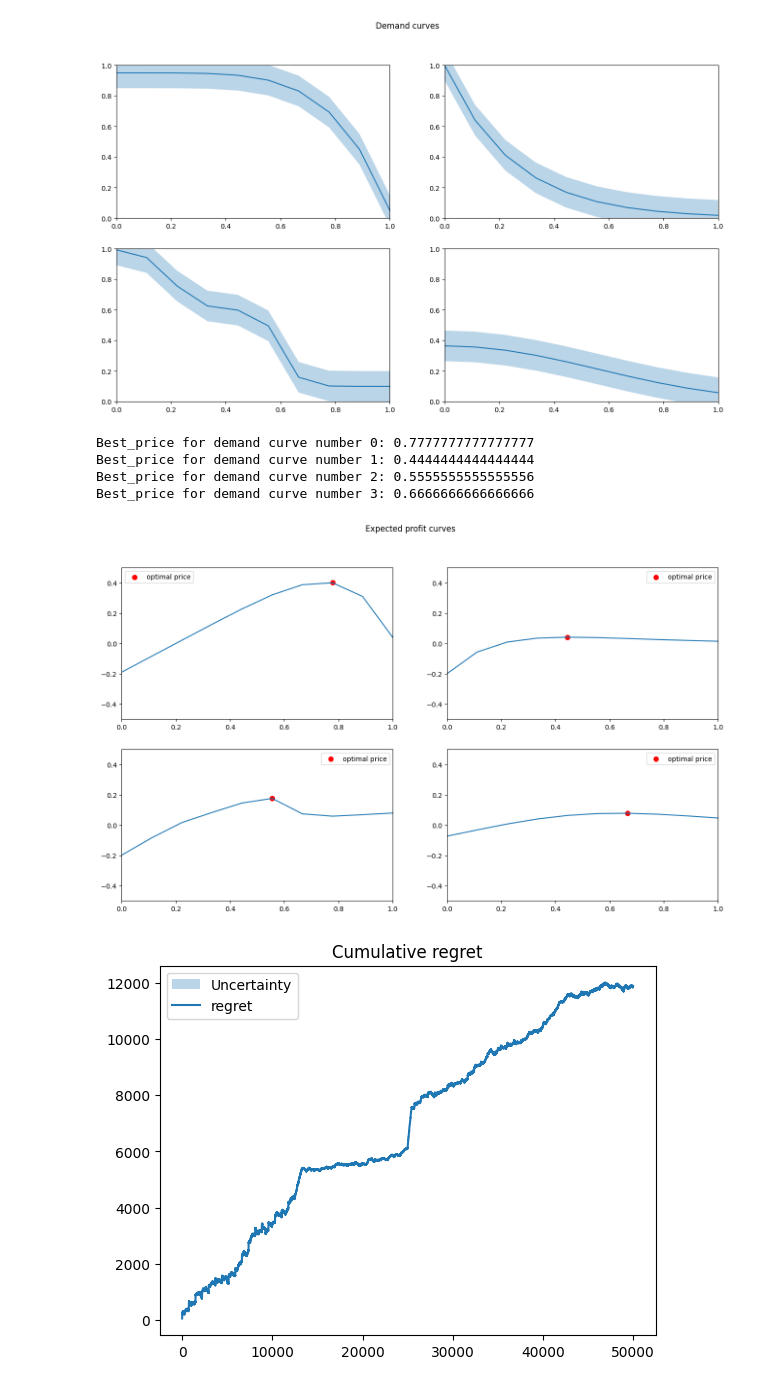
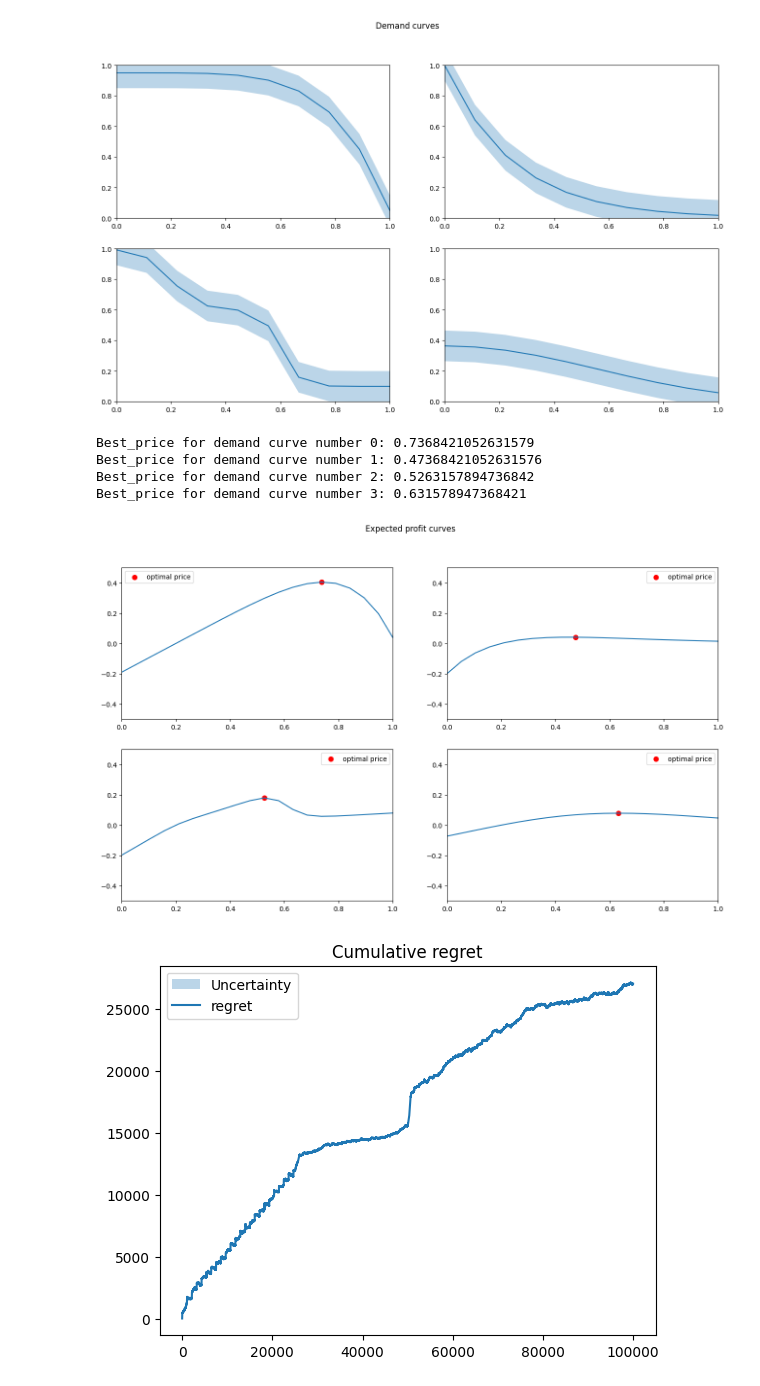
Before and after one commit to manuu1311/OLA-project, a Jupyter notebook: Deliverables/Requirement3/prova.ipynb, the cells around one changed output. Cells and saved outputs as stored; diff of their text form; code cells hidden in the pictures.

```diff
--- a/Deliverables/Requirement3/prova.ipynb
+++ b/Deliverables/Requirement3/prova.ipynb
@@ -5,6 +5,7 @@ from pricing_environment import PricingEnvironment
 from pricing_agent import SWUCBAgent,CUSUMUCBAgent
 # %%
 n_cust=100
+discretization=20
 noise=0.1
 curve1=lambda p,noise_factor=noise: np.clip(0.95-0.9*p**5+np.random.uniform(-noise_factor,noise_factor),0,1)
 curve2=lambda p,noise_factor=noise: np.clip(np.exp(-4*p)+np.random.uniform(-noise_factor,noise_factor),0,1)
@@ -29,7 +30,7 @@ for i in range(len(axs)):
 [figure]
 # %%
 cost=0.2
-prices=np.linspace(0,1,10)
+prices=np.linspace(0,1,discretization)
 
 
 fig,axs=plt.subplots(2,2,figsize=(16,9))
@@ -48,16 +49,15 @@ for i in range(len(axs)):
     print(f'Best_price for demand curve number {i}: {best_prices[i]}')
 #fig.suptitle('Demand curves')
 # %% [output]
-Best_price for demand curve number 0: 0.7777777777777777
-Best_price for demand curve number 1: 0.4444444444444444
-Best_price for demand curve number 2: 0.5555555555555556
-Best_price for demand curve number 3: 0.6666666666666666
+Best_price for demand curve number 0: 0.7368421052631579
+Best_price for demand curve number 1: 0.47368421052631576
+Best_price for demand curve number 2: 0.5263157894736842
+Best_price for demand curve number 3: 0.631578947368421
-[figure, old version]
+[figure, new version]
 # %%
 np.seterr('ignore')
-T=50000
+T=100000
 num_cust=100
-discretization=10
 prices=np.linspace(0,1,discretization)
 indexes=[int(T/4),int(2*T/4),int(3*T/4),T+1]
 W = int(2*np.sqrt(T*np.log(T)/4))
@@ -80,34 +80,34 @@ for seed in seeds:
     np.random.seed(seed)
     agent=SWUCBAgent(discretization,T,W,prices,range=0.01)
     env=PricingEnvironment(norm_dem_curves,cost,indexes)
     pulls=np.array([])
     rewards=np.array([])
     clair_reward=np.array([])
     for t in range(T):
         p_t = agent.pull_arm()
         d_t, r_t = env.round(p_t, num_cust,debug=False)
         agent.update(r_t/num_cust)
         rewards = np.append(rewards, r_t)
         pulls=np.append(pulls,p_t)
         dc,rc=env.round(clair_prices[t],num_cust,clairvoyant=True)
         clair_reward = np.append(clair_reward, rc)
 
     cumulative_regret=np.cumsum(clair_reward-rewards)
     regret_per_trial.append(cumulative_regret)
 
 regret_per_trial = np.array(regret_per_trial)
 
 average_regret = regret_per_trial.mean(axis=0)
 regret_sd = regret_per_trial.std(axis=0)
 n_trials=1
 plt.fill_between(np.arange(T),average_regret-regret_sd/np.sqrt(n_trials),average_regret+regret_sd/np.sqrt(n_trials),alpha=0.3,label='Uncertainty')
 
 plt.plot(average_regret,label='regret')
 plt.title('Cumulative regret')
 plt.legend()
 plt.show()
 # %% [output]
-[figure, old version]
+[figure, new version]
 # %%
 fig,axs=plt.subplots(2,2,figsize=(18,6))
 axs=axs.reshape(-1)
```
Also changed, not shown: parts of 6 cells of this notebook, 1 other file.
